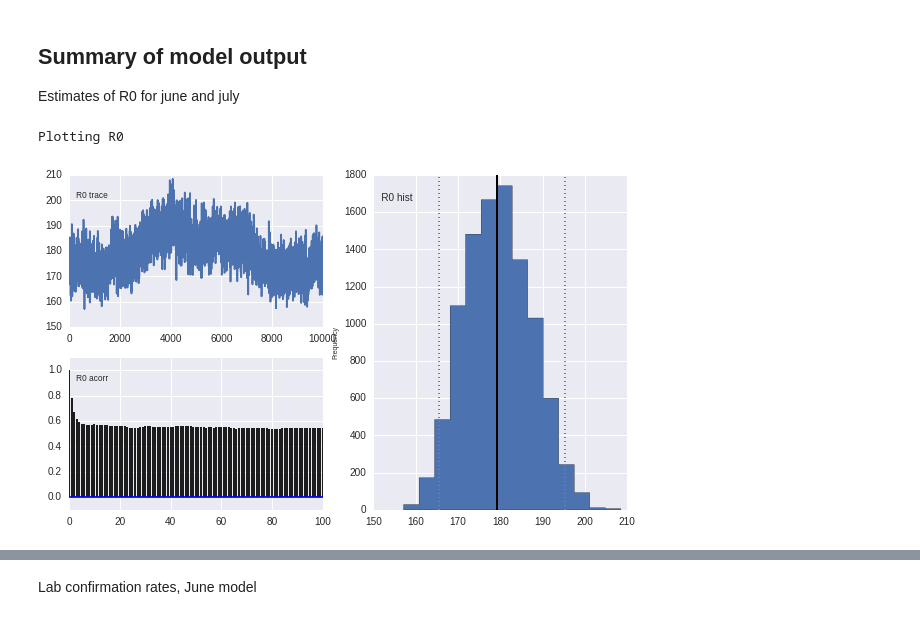
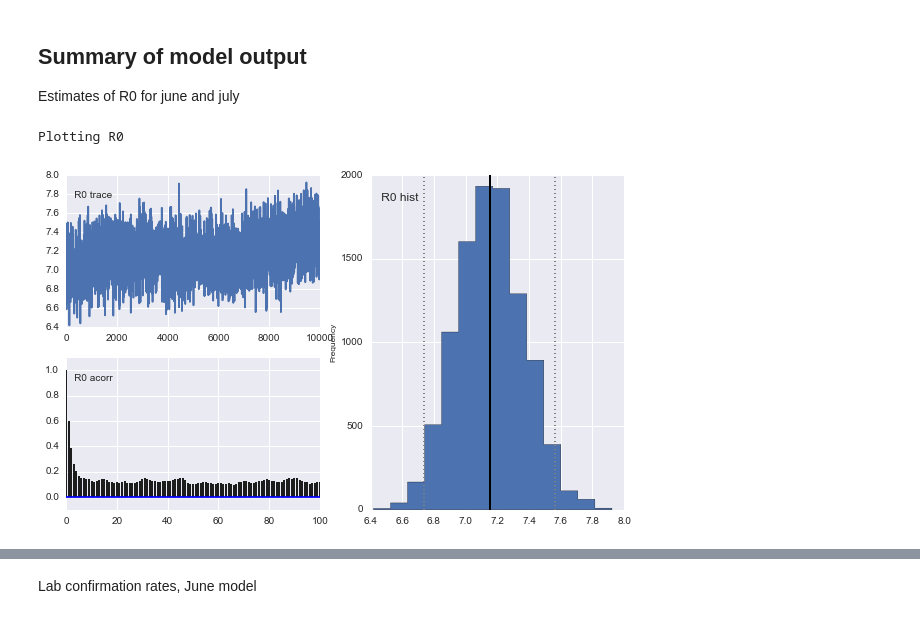
Before and after one commit to fonnesbeck/SaoPauloMeasles, a Jupyter notebook: Non-Spatial Measles Model.ipynb, the cells around one changed output, grey strips where cells are left out. Saved outputs shown, nothing was run; the diff lists cells and outputs as text; code cells hidden in the pictures.

Commit message:
Most recent working model

```diff
--- a/Non-Spatial Measles Model.ipynb
+++ b/Non-Spatial Measles Model.ipynb
@@ -21,7 +21,7 @@ data_dir = "data/"
 # %% [markdown]
 Import outbreak data
 # %%
-measles_data = pd.read_csv(data_dir+"measles.csv", index_col=0)
+measles_data = pd.read_csv(data_dir+"measles.csv", index_col=0, encoding='latin-1')
 measles_data.NOTIFICATION = pd.to_datetime(measles_data.NOTIFICATION)
 measles_data.BIRTH = pd.to_datetime(measles_data.BIRTH)
 measles_data.ONSET = pd.to_datetime(measles_data.ONSET)
@@ -523,7 +523,7 @@ def measles_model(obs_date, confirmation=True):
 
 
     # Transmission parameter
-    beta = HalfCauchy('beta', 0, 25, value=1)#, value=[1]*n_age_groups)
+    beta = HalfCauchy('beta', 0, 25, value=1) #[1]*n_age_groups)
     decay = Beta('decay', 1, 5, value=0.9)
 
     @deterministic
@@ -547,11 +547,18 @@ def measles_model(obs_date, confirmation=True):
     A = Lambda('A', lambda R0=R0: 75./(R0 - 1))
     lt_sum = downsample(np.tril(FOI_mat).sum(0)[::-1])
     natural_susc = Lambda('natural_susc', lambda A=A: np.exp((-1/A) * lt_sum))
-#         natural_susc = Beta('natural_susc', 1, 1, value=[0.02]*n_age_groups)
+#     natural_susc = Beta('natural_susc', 1, 1, value=[0.02]*n_age_groups)
 
     @deterministic
-    def p_susceptible(natural_susc=natural_susc):
+    def p_mu(natural_susc=natural_susc):
         return downsample(sia_susc) * downsample(vacc_susc) * natural_susc
+
+    p_sigma = Uniform('p_sigma', 0, 100)
+
+    a = Lambda('a', lambda mu=p_mu, sigma=p_sigma: mu*sigma)
+    b = Lambda('b', lambda mu=p_mu, sigma=p_sigma: (1-mu)*sigma)
+
+    p_susceptible = Beta('p_susceptible', a, b, value=p_mu.value)
 
 
     # Estimated total initial susceptibles
@@ -641,7 +648,7 @@ June 15, with lab confirmation
 # %%
 model = measles_model
 # %%
-model_june = MCMC(model('1997-06-15', structured_susc=structured_susc))
+model_june = MCMC(model('1997-06-15'))
 # %%
 model_june.sample(n_iterations, n_burn)
 # %% [output]
@@ -677,13 +682,13 @@ model_july_noconf.sample(n_iterations, n_burn)
 
 Estimates of R0 for june and july
 # %%
-if model_june.beta.shape:
+if model_june.R0.value.shape:
     Matplot.summary_plot(model_june.R0, custom_labels=age_groups)
 else:
     Matplot.plot(model_june.R0)
 # %% [output]
 Plotting R0
-[figure, old version]
+[figure, new version]
 # %%
 if model_july.beta.shape:
     Matplot.summary_plot(model_july.R0, custom_labels=age_groups)
```
Also changed, not shown: parts of 26 cells of this notebook.
